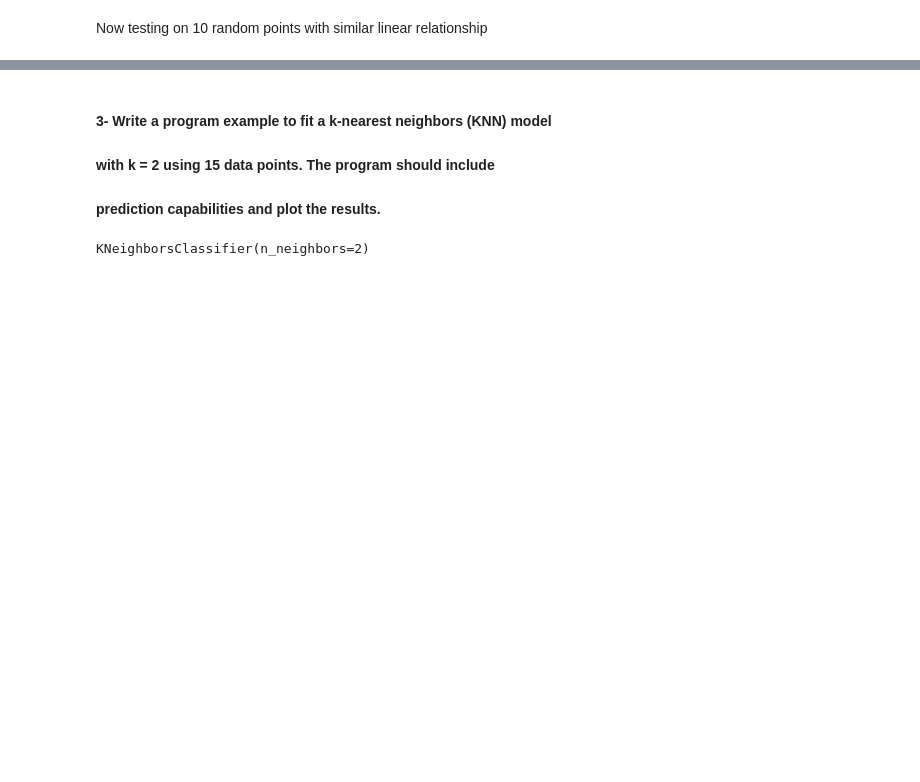
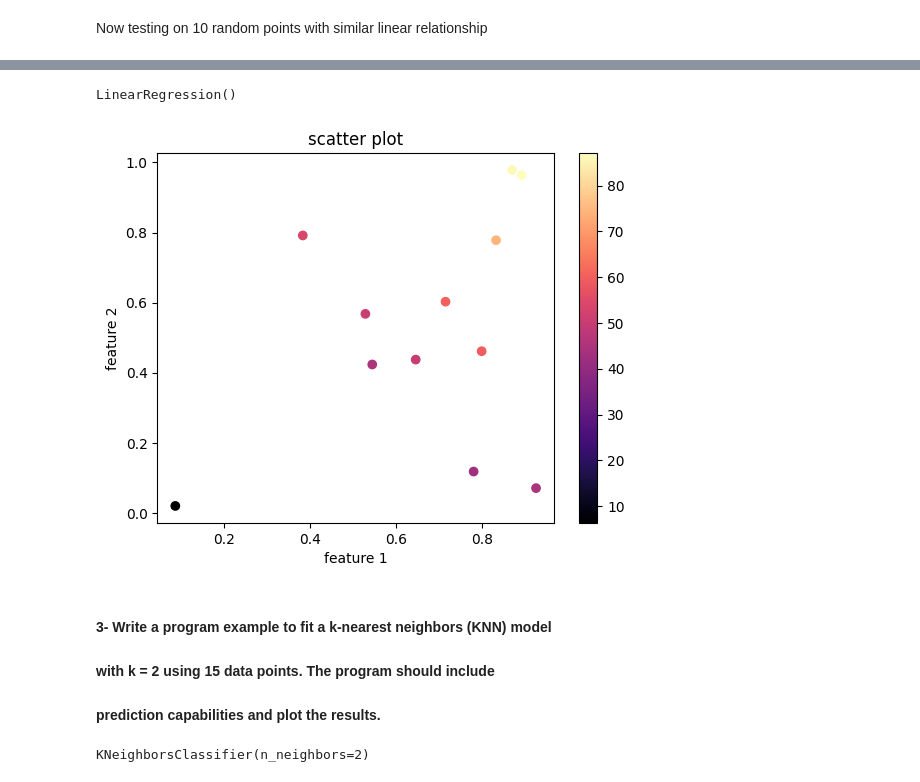
Before and after one commit to Hamedloghmani/statistical-learning-s23, a Jupyter notebook: miniproject1.ipynb, the cells around one changed output, grey strips where cells are left out. Saved outputs shown, nothing was run; the diff lists cells and outputs as text; code cells hidden in the pictures; blank space fills up the shorter version.

```diff
--- a/miniproject1.ipynb
+++ b/miniproject1.ipynb
@@ -31,3 +48,23 @@ predictions = lr.predict(x)
+# %%
+poly = PolynomialFeatures(degree=5)
+# %%
+X = poly.fit_transform(x)
+# %%
+poly_reg = LinearRegression()
+poly_reg.fit(X, y)
+# %% [output]
+LinearRegression()
+# %%
+predictions = poly_reg.predict(X)
+# %%
+scatter_plot = plt.scatter(x[:, 0], x[:, 1], marker='o', c=predictions, cmap='magma')
+plt.colorbar(scatter_plot)
+plt.xlabel('feature 1')
+plt.ylabel('feature 2')
+plt.title('scatter plot')
+plt.show()
+# %% [output]
+[figure, added]
 # %% [markdown]
 #### 3- Write a program example to fit a k-nearest neighbors (KNN) model
 #### with k = 2 using 15 data points. The program should include
```
Also changed, not shown: parts of 5 cells of this notebook.
